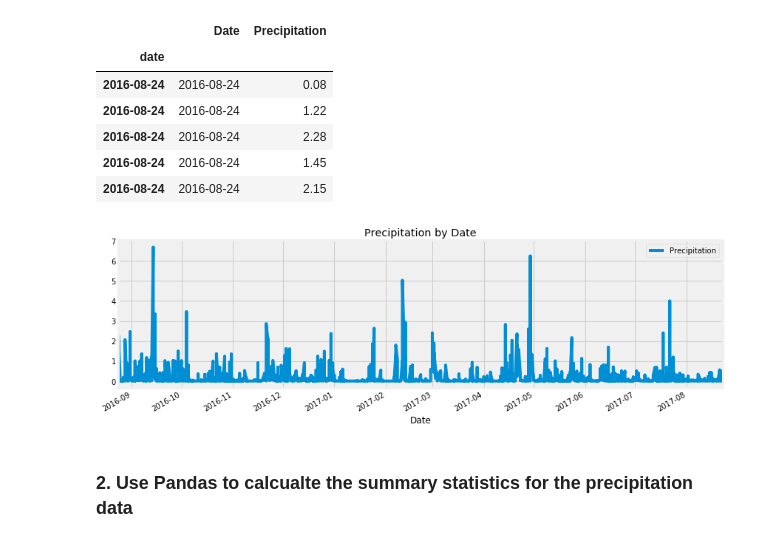
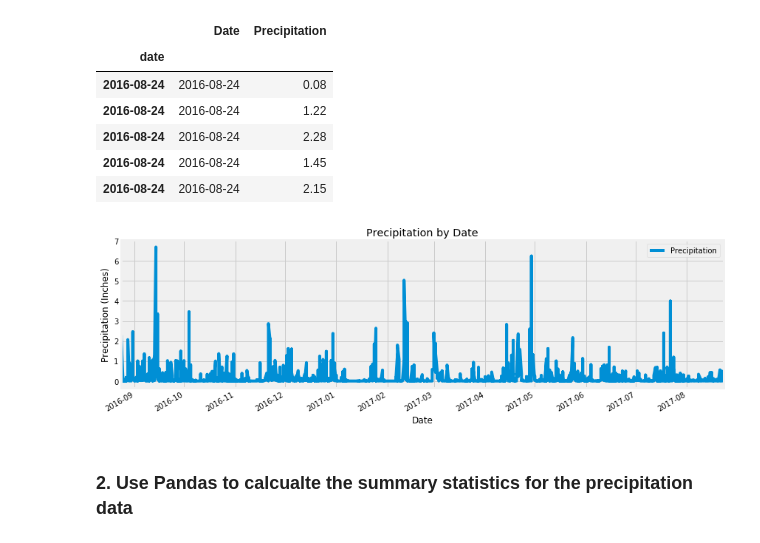
Before and after one commit to Rob-Ottogalli/sqlalchemy-challenge, a Jupyter notebook: Code/climate_starter_Robert_Ottogalli.ipynb, the cells around one changed output. Cells and saved outputs as stored; diff of their text form; code cells hidden in the pictures.

```diff
--- a/Code/climate_starter_Robert_Ottogalli.ipynb
+++ b/Code/climate_starter_Robert_Ottogalli.ipynb
@@ -132,25 +132,25 @@ date_data_df.head()
 # %%
 # Use Pandas Plotting with Matplotlib to plot the data
 
 # Set title
 title = "Precipitation by Date"
 
 # Create chart
 precip_chart = date_data_df.plot(x="Date", y="Precipitation", title=title, figsize=(12,4),
                                 xlim=[date_data_df["Date"].min(), date_data_df["Date"].max()])
 
 # Set x and y labels
 precip_chart.set_xlabel = "Date"
-precip_chart.set_ylabel = "Precipitation (Inches)"
+plt.ylabel("Precipitation (Inches)")
 
 # Set layout
 plt.tight_layout()
 
 # Save chart to new variable and show plot.
 precip_chart = plt.gcf()
 plt.show()
 # %% [output]
-[figure, old version]
+[figure, new version]
 # %%
 # Save figure
 precip_chart.savefig("../Images/Precipitation_vs_Date.png")
```
Also changed, not shown: parts of 9 cells of this notebook, 1 other file.
